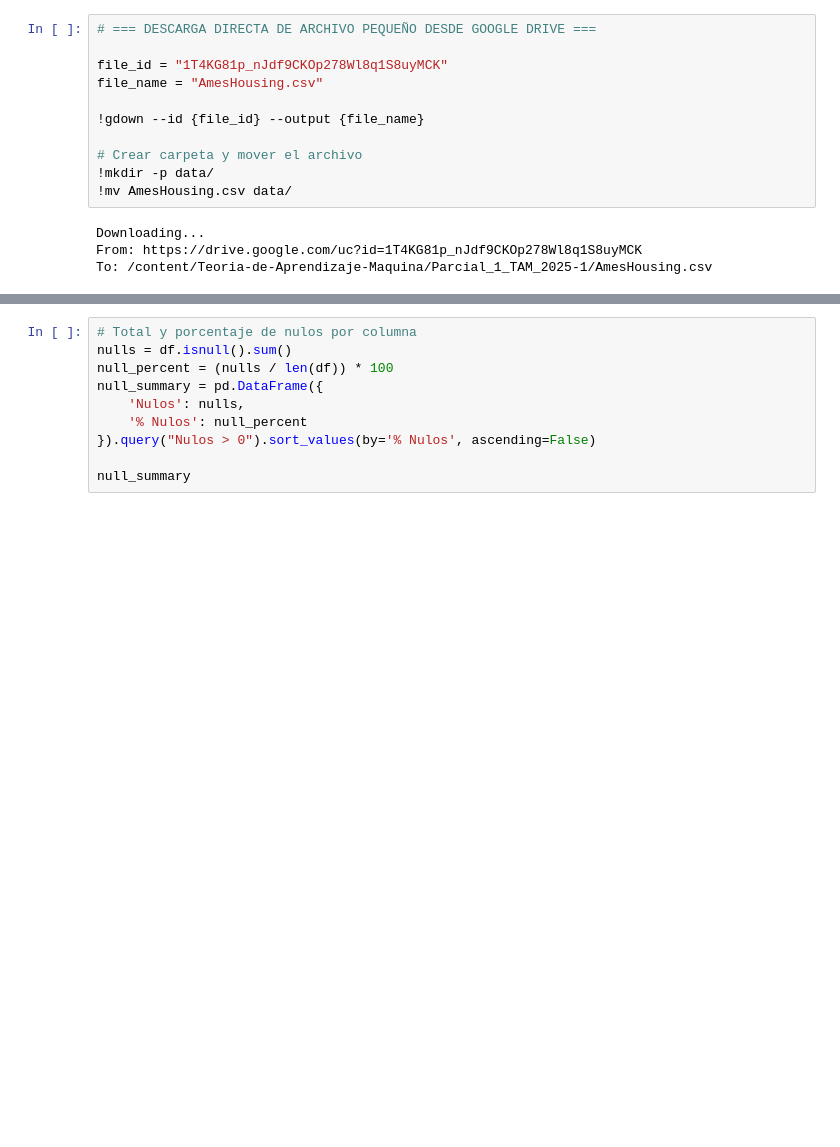
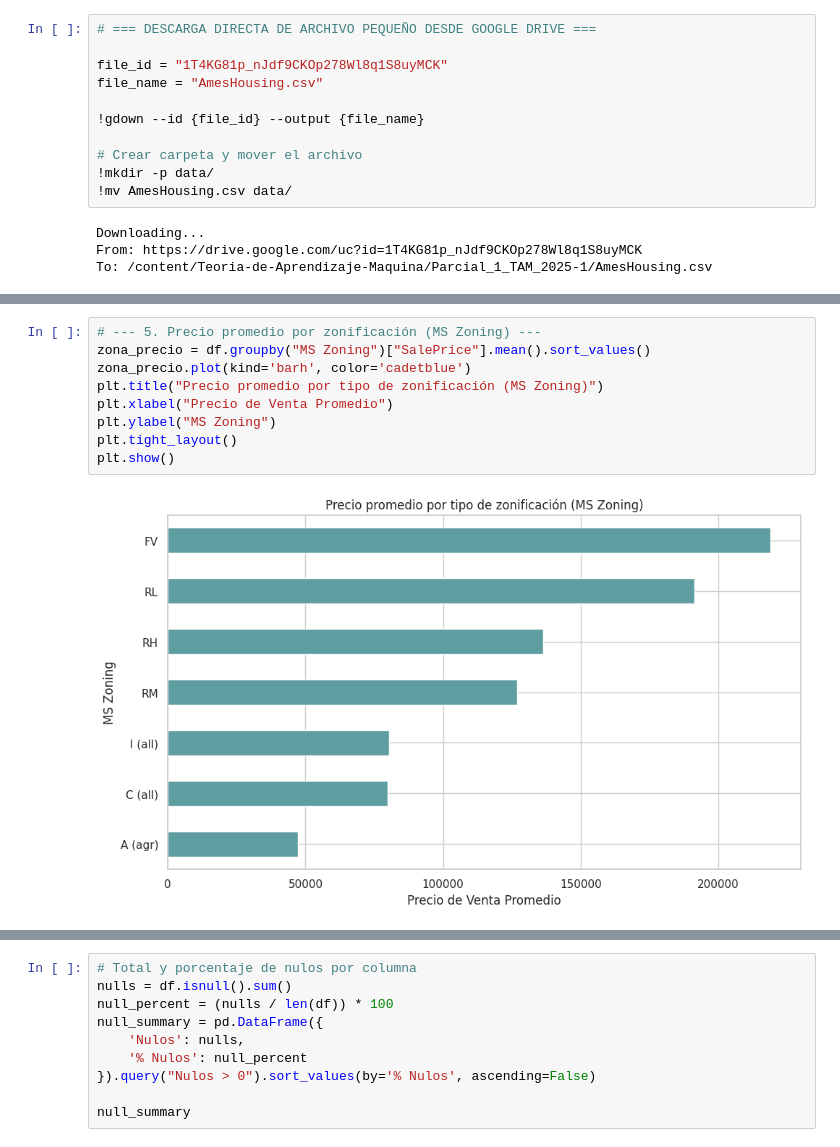
Before and after one commit to johanstevenbejarano/Teoria-de-Aprendizaje-Maquina, a Jupyter notebook: Parcial_1_TAM_2025-1/notebooks/eda_preprocesamiento.ipynb, the cells around one changed output, grey strips where cells are left out. Cells and saved outputs as stored; diff of their text form; blank space fills up the shorter version.

```diff
--- a/Parcial_1_TAM_2025-1/notebooks/eda_preprocesamiento.ipynb
+++ b/Parcial_1_TAM_2025-1/notebooks/eda_preprocesamiento.ipynb
@@ -185,0 +199,11 @@ Además, se analizaron variables con alta asimetría que podrían requerir trans
+# %%
+# --- 5. Precio promedio por zonificación (MS Zoning) ---
+zona_precio = df.groupby("MS Zoning")["SalePrice"].mean().sort_values()
+zona_precio.plot(kind='barh', color='cadetblue')
+plt.title("Precio promedio por tipo de zonificación (MS Zoning)")
+plt.xlabel("Precio de Venta Promedio")
+plt.ylabel("MS Zoning")
+plt.tight_layout()
+plt.show()
+# %% [output]
+[figure, added]
```
Also changed, not shown: parts of 34 cells of this notebook.
